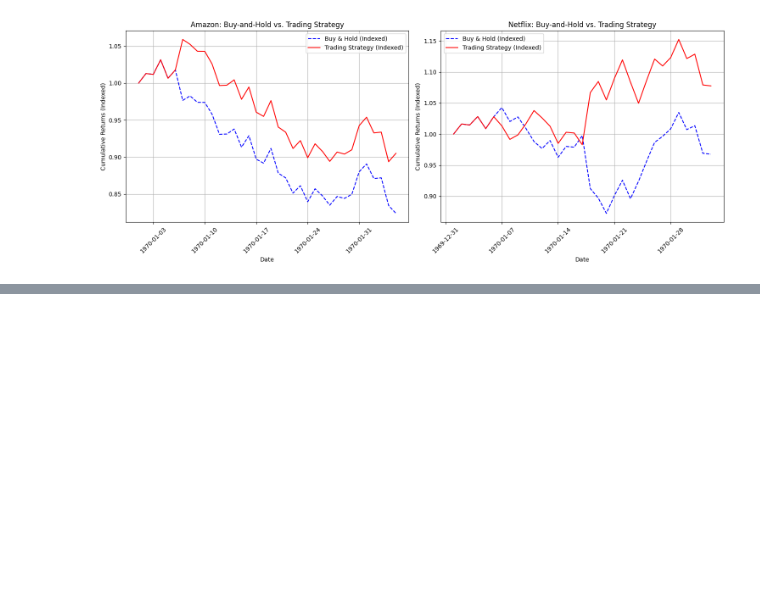
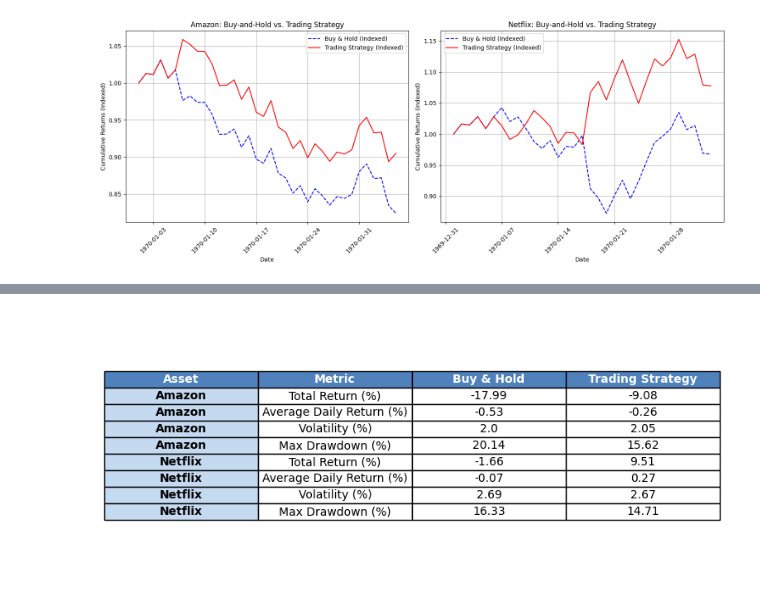
Before and after one commit to Ilse-hutten/tweet-stock-prediction, a Jupyter notebook: notebooks/model_training_02.ipynb, the cells around one changed output, grey strips where cells are left out. Cells and saved outputs as stored; diff of their text form; code cells hidden in the pictures; blank space fills up the shorter version.

```diff
--- a/notebooks/model_training_02.ipynb
+++ b/notebooks/model_training_02.ipynb
@@ -1550,0 +1461,9 @@ plt.close()
+# %%
+# After calculating amazon_summary_metrics and netflix_summary_metrics:
+combined_df = pd.concat(
+    [amazon_summary_metrics, netflix_summary_metrics],
+    ignore_index=True
+).set_index(["Asset", "Metric"])
+
+combined_df = combined_df.round(2)
+combined_df
@@ -1550,0 +1481,35 @@ plt.close()
+# %%
+# Convert DataFrame to a figure
+fig, ax = plt.subplots(figsize=(8, 4))  # Adjust figure size as needed
+ax.axis("tight")
+ax.axis("off")  # Hide axes
+
+# Create table
+table = ax.table(
+    cellText=combined_df.reset_index().values,
+    colLabels=combined_df.reset_index().columns,
+    cellLoc="center",
+    loc="center",
+)
+
+# Adjust table properties
+table.auto_set_font_size(False)
+table.set_fontsize(10)
+table.scale(1.2, 1.2)  # Scale table for readability
+
+# Apply styling to headers and asset column
+for (i, j), cell in table.get_celld().items():
+    if i == 0:  # Header row
+        cell.set_text_props(weight="bold", color="white")
+        cell.set_facecolor("#4f81bd")  # Dark blue header
+    elif j == 0:  # Asset column (Amazon/Netflix)
+        cell.set_text_props(weight="bold", color="black")
+        cell.set_facecolor("#c5d9f1")  # Light blue asset column
+
+# Save as an image file
+plt.savefig("images/strategy_vs_buyhold_table.png", dpi=300, bbox_inches="tight")
+
+# Show the figure (optional)
+plt.show()
+# %% [output]
+[figure, added]
```
Also changed, not shown: parts of 5 cells of this notebook, 2 other files.
